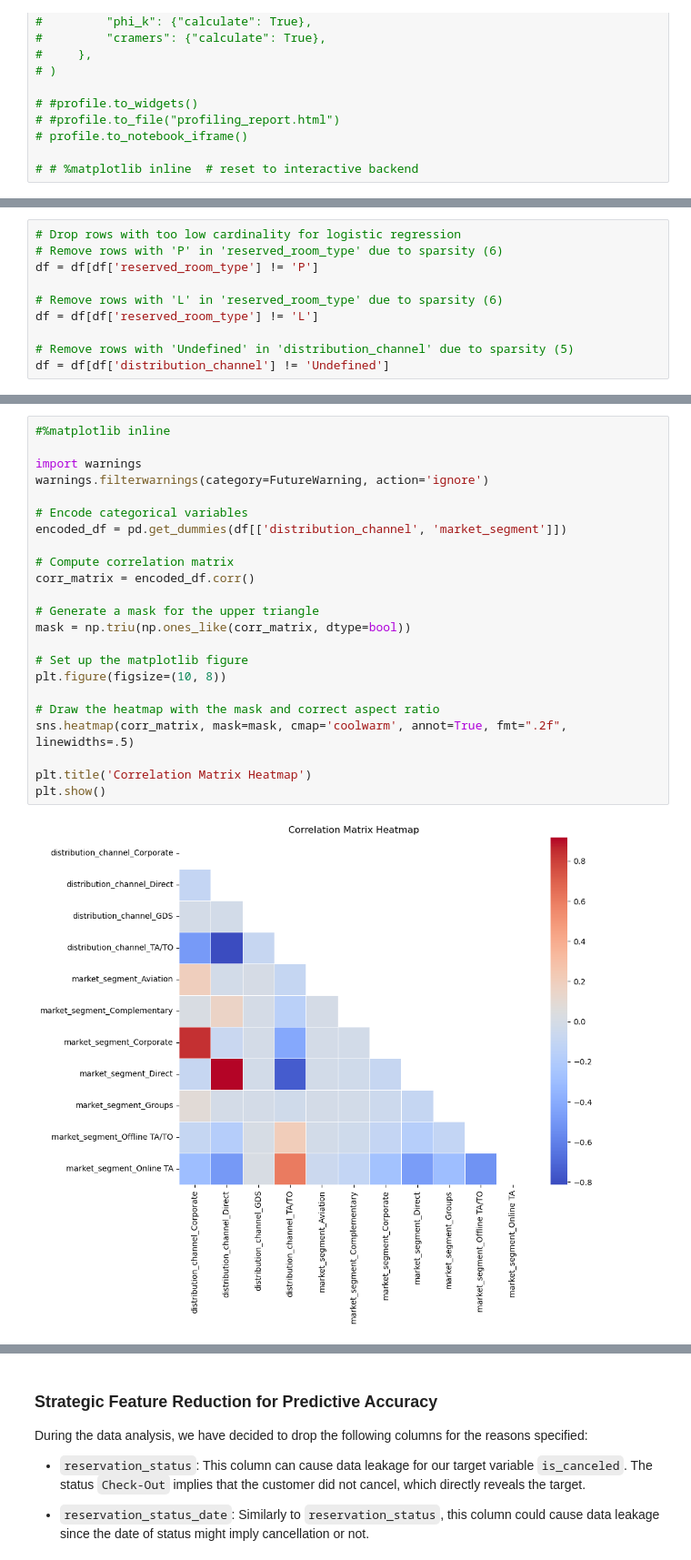
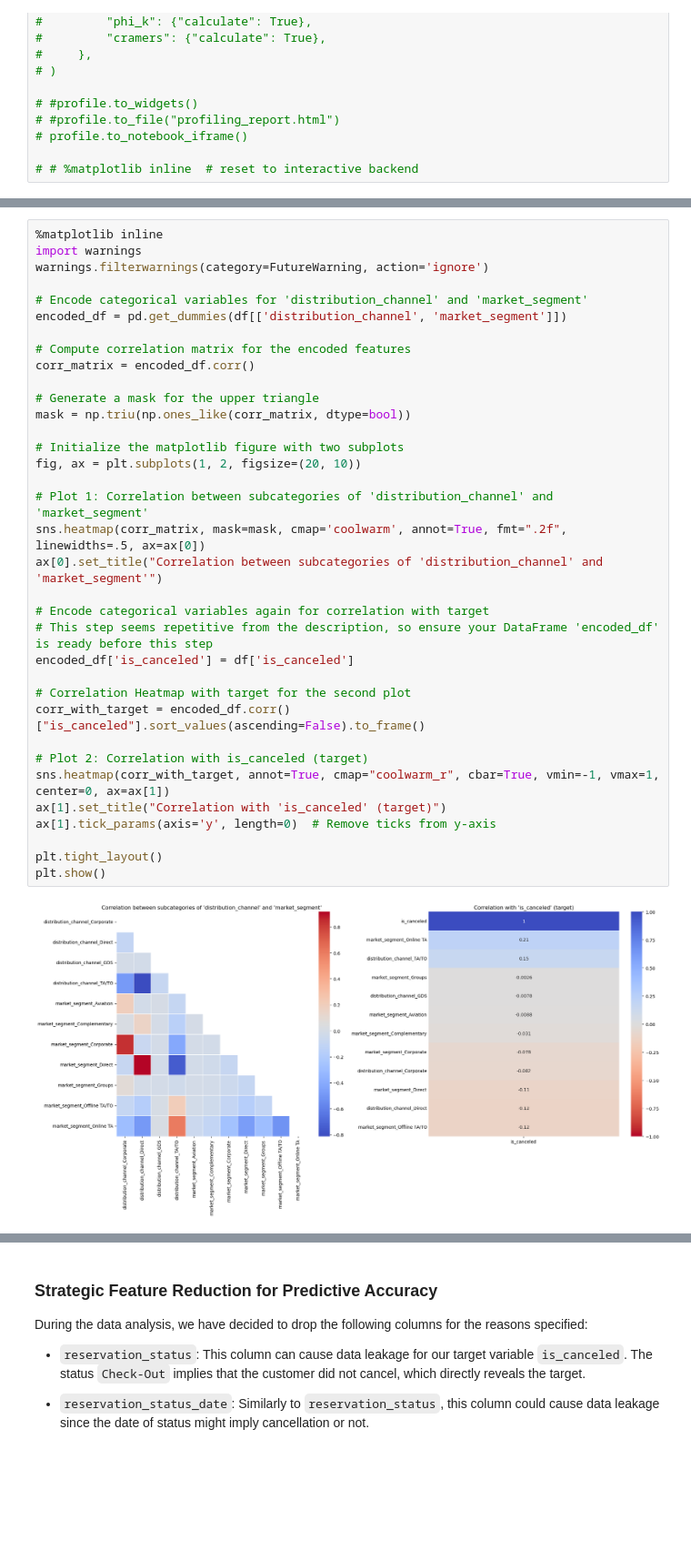
Before and after one commit to FutureGoose/advanced_techniques_logistic_regression, a Jupyter notebook: fundamentals_logistic_regression_part2.ipynb, the cells around one changed output, grey strips where cells are left out. Shown at 91% size. Saved outputs shown, nothing was run; the diff lists cells and outputs as text; blank space fills up the shorter version.

```diff
--- a/fundamentals_logistic_regression_part2.ipynb
+++ b/fundamentals_logistic_regression_part2.ipynb
@@ -191,10 +162,0 @@ Name: count, dtype: int64
-# %%
-# Drop rows with too low cardinality for logistic regression
-# Remove rows with 'P' in 'reserved_room_type' due to sparsity (6)
-df = df[df['reserved_room_type'] != 'P']
-
-# Remove rows with 'L' in 'reserved_room_type' due to sparsity (6)
-df = df[df['reserved_room_type'] != 'L']
-
-# Remove rows with 'Undefined' in 'distribution_channel' due to sparsity (5)
-df = df[df['distribution_channel'] != 'Undefined']
@@ -270,25 +166,37 @@ Name: count, dtype: int64
 # %%
-#%matplotlib inline
-
+%matplotlib inline
 import warnings
 warnings.filterwarnings(category=FutureWarning, action='ignore')
 
-# Encode categorical variables
+# Encode categorical variables for 'distribution_channel' and 'market_segment'
 encoded_df = pd.get_dummies(df[['distribution_channel', 'market_segment']])
 
-# Compute correlation matrix
+# Compute correlation matrix for the encoded features
 corr_matrix = encoded_df.corr()
 
 # Generate a mask for the upper triangle
 mask = np.triu(np.ones_like(corr_matrix, dtype=bool))
 
-# Set up the matplotlib figure
-plt.figure(figsize=(10, 8))
+# Initialize the matplotlib figure with two subplots
+fig, ax = plt.subplots(1, 2, figsize=(20, 10))
 
-# Draw the heatmap with the mask and correct aspect ratio
-sns.heatmap(corr_matrix, mask=mask, cmap='coolwarm', annot=True, fmt=".2f", linewidths=.5)
+# Plot 1: Correlation between subcategories of 'distribution_channel' and 'market_segment'
+sns.heatmap(corr_matrix, mask=mask, cmap='coolwarm', annot=True, fmt=".2f", linewidths=.5, ax=ax[0])
+ax[0].set_title("Correlation between subcategories of 'distribution_channel' and 'market_segment'")
 
-plt.title('Correlation Matrix Heatmap')
+# Encode categorical variables again for correlation with target
+# This step seems repetitive from the description, so ensure your DataFrame 'encoded_df' is ready before this step
+encoded_df['is_canceled'] = df['is_canceled']
+
+# Correlation Heatmap with target for the second plot
+corr_with_target = encoded_df.corr()["is_canceled"].sort_values(ascending=False).to_frame()
+
+# Plot 2: Correlation with is_canceled (target)
+sns.heatmap(corr_with_target, annot=True, cmap="coolwarm_r", cbar=True, vmin=-1, vmax=1, center=0, ax=ax[1])
+ax[1].set_title("Correlation with 'is_canceled' (target)")
+ax[1].tick_params(axis='y', length=0)  # Remove ticks from y-axis
+
+plt.tight_layout()
 plt.show()
 # %% [output]
-[figure, old version]
+[figure, new version]
```
Also changed, not shown: parts of 22 cells of this notebook, 1 other file.
